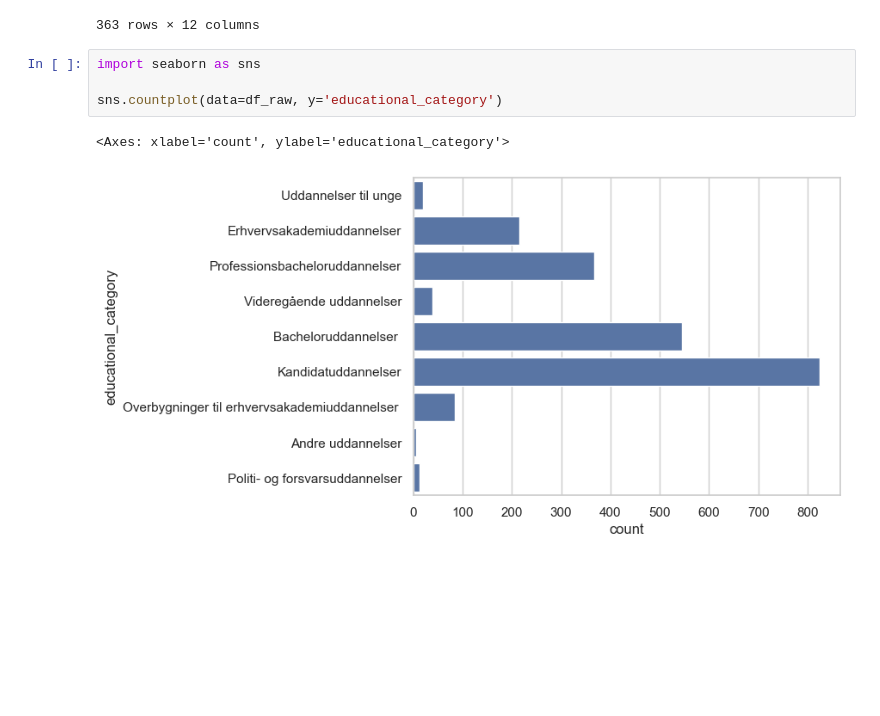
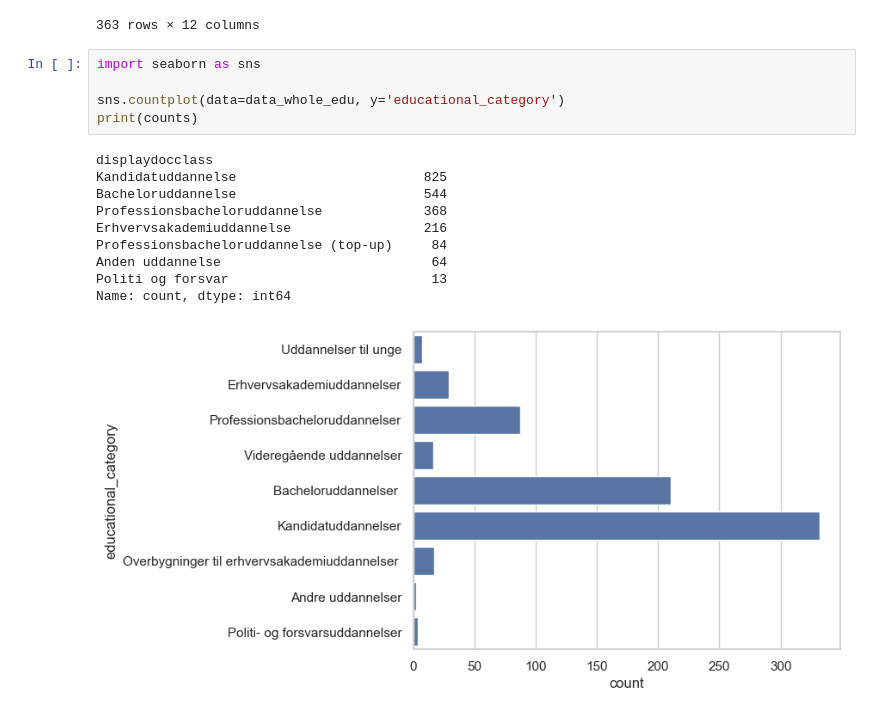
Before and after one commit to simon-mellergaard/datavis, a Jupyter notebook: Experiments/new_data_exp.ipynb, the cells around one changed output. Cells and saved outputs as stored; diff of their text form; blank space fills up the shorter version.

```diff
--- a/Experiments/new_data_exp.ipynb
+++ b/Experiments/new_data_exp.ipynb
@@ -55,7 +55,16 @@ data
 # %%
 import seaborn as sns
 
-sns.countplot(data=df_raw, y='educational_category')
+sns.countplot(data=data_whole_edu, y='educational_category')
+print(counts)
 # %% [output]
-<Axes: xlabel='count', ylabel='educational_category'>
+displaydocclass
+Kandidatuddannelse                        825
+Bacheloruddannelse                        544
+Professionsbacheloruddannelse             368
+Erhvervsakademiuddannelse                 216
+Professionsbacheloruddannelse (top-up)     84
+Anden uddannelse                           64
+Politi og forsvar                          13
+Name: count, dtype: int64
-[figure, old version]
+[figure, new version]
```
Also changed, not shown: parts of 5 cells of this notebook, 2 other files.
